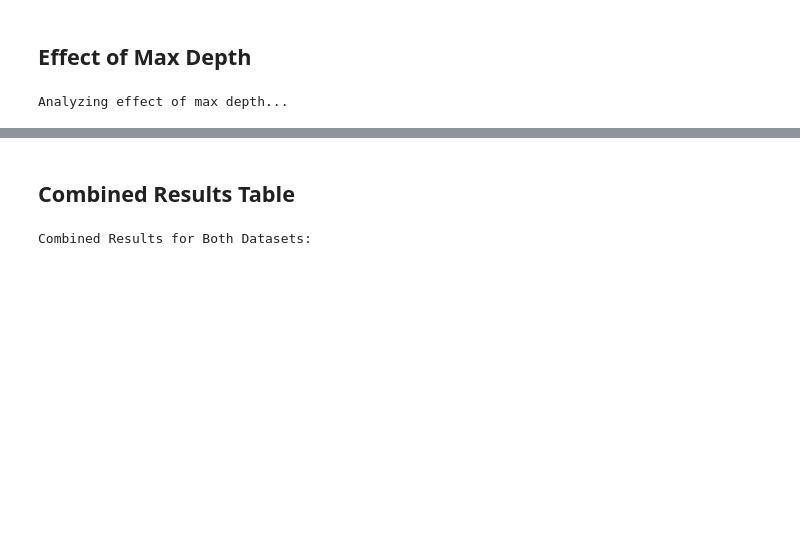
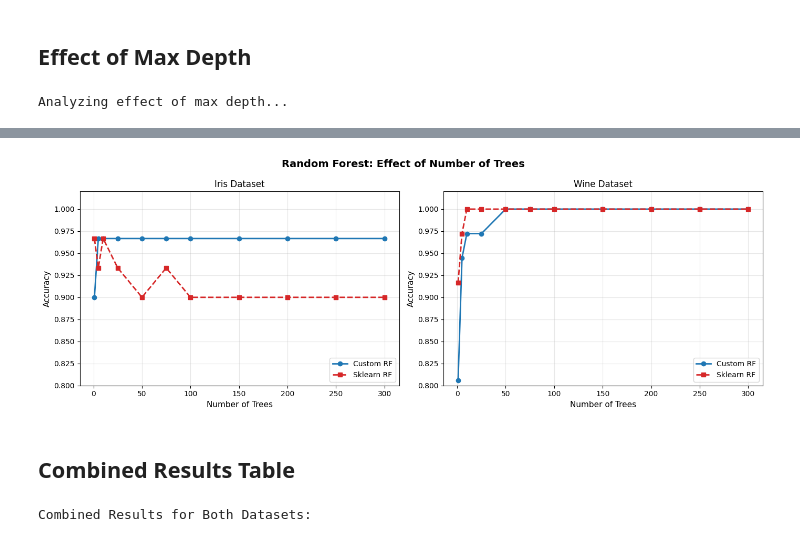
Before and after one commit to Mushfiqur6087/CSE472-Machine-Learning-Sessional, a Jupyter notebook: Assignment-2/2005107.ipynb, the cells around one changed output, grey strips where cells are left out. Saved outputs shown, nothing was run; the diff lists cells and outputs as text; code cells hidden in the pictures; blank space fills up the shorter version.

```diff
--- a/Assignment-2/2005107.ipynb
+++ b/Assignment-2/2005107.ipynb
@@ -780,3 +826,31 @@ plt.show()
+# %%
+fig, axes = plt.subplots(1, 2, figsize=(14, 5))
+fig.suptitle('Random Forest: Effect of Number of Trees', fontsize=14, fontweight='bold')
+
+# Iris
+axes[0].plot(n_estimators_range, iris_custom_rf_acc, 'o-', label='Custom RF', color='#1f77b4', linewidth=2, markersize=6)
+axes[0].plot(n_estimators_range, iris_sklearn_rf_acc, 's--', label='Sklearn RF', color='#d62728', linewidth=2, markersize=6)
+axes[0].set_xlabel('Number of Trees', fontsize=11)
+axes[0].set_ylabel('Accuracy', fontsize=11)
+axes[0].set_title('Iris Dataset', fontsize=12)
+axes[0].legend(loc='lower right')
+axes[0].grid(True, alpha=0.3)
+axes[0].set_ylim([0.8, 1.02])
+
+# Wine
+axes[1].plot(n_estimators_range, wine_custom_rf_acc, 'o-', label='Custom RF', color='#1f77b4', linewidth=2, markersize=6)
+axes[1].plot(n_estimators_range, wine_sklearn_rf_acc, 's--', label='Sklearn RF', color='#d62728', linewidth=2, markersize=6)
+axes[1].set_xlabel('Number of Trees', fontsize=11)
+axes[1].set_ylabel('Accuracy', fontsize=11)
+axes[1].set_title('Wine Dataset', fontsize=12)
+axes[1].legend(loc='lower right')
+axes[1].grid(True, alpha=0.3)
+axes[1].set_ylim([0.8, 1.02])
+
+plt.tight_layout()
+plt.show()
+# %% [output]
+[figure, added]
 # %% [markdown]
 ## Combined Results Table
 # %%
```
Also changed, not shown: parts of 12 cells of this notebook, 6 other files.
